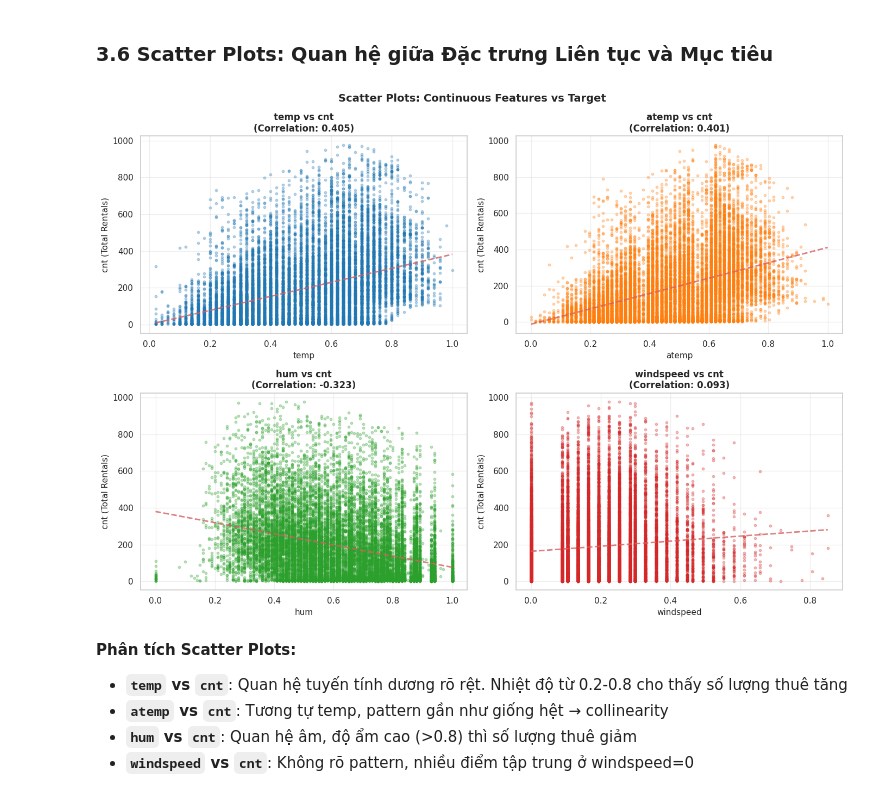
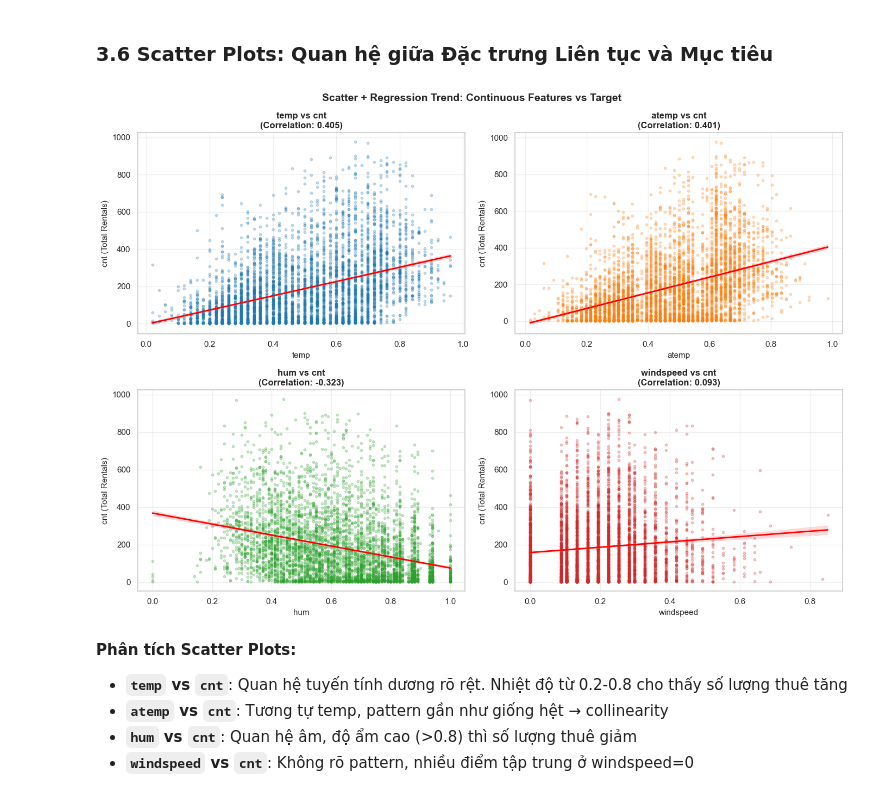
Before and after one commit to nh-atuan/supervised-learning-project, a Jupyter notebook: code/Part1_Regression/data/01_eda.ipynb, the cells around one changed output. Saved outputs shown, nothing was run; the diff lists cells and outputs as text; code cells hidden in the pictures.

Commit message:
feat(regression): finalize notebook 01 EDA and notebook 02 preprocessing pipeline

```diff
--- a/code/Part1_Regression/data/01_eda.ipynb
+++ b/code/Part1_Regression/data/01_eda.ipynb
@@ -702,34 +761,36 @@ Top encoded variables highly correlated with 'cnt':
 # %% [markdown]
 ### 3.6 Scatter Plots: Quan hệ giữa Đặc trưng Liên tục và Mục tiêu
 # %%
-# Scatter plots: continuous features vs target
+# Scatter + regression trend: continuous features vs target
+# Sampling is used to keep plots clear and efficient on large data.
+plot_df = df[VARS_CONTINUOUS + ['cnt']].sample(n=min(5000, len(df)), random_state=SEED)
+
 fig, axes = plt.subplots(2, 2, figsize=(14, 10))
 axes = axes.flatten()
 
 for idx, col in enumerate(VARS_CONTINUOUS):
     ax = axes[idx]
 
-    # Scatter plot with transparency
-    ax.scatter(df[col], df['cnt'], alpha=0.3, s=10, color=COLORS[idx])
+    sns.regplot(
+        data=plot_df,
+        x=col,
+        y='cnt',
+        ax=ax,
+        scatter_kws={'alpha': 0.25, 's': 10, 'color': COLORS[idx]},
+        line_kws={'color': 'red', 'linewidth': 2}
+    )
 
-    # Add trend line
-    z = np.polyfit(df[col], df['cnt'], 1)
-    p = np.poly1d(z)
-    ax.plot(df[col].sort_values(), p(df[col].sort_values()), "r--", alpha=0.8, linewidth=2)
-
-    # Correlation value
     corr = df[col].corr(df['cnt'])
-
     ax.set_xlabel(col, fontsize=11)
     ax.set_ylabel('cnt (Total Rentals)', fontsize=11)
     ax.set_title(f'{col} vs cnt\n(Correlation: {corr:.3f})', fontweight='bold')
     ax.grid(True, alpha=0.3)
 
-plt.suptitle('Scatter Plots: Continuous Features vs Target', fontsize=14, fontweight='bold')
+plt.suptitle('Scatter + Regression Trend: Continuous Features vs Target', fontsize=14, fontweight='bold')
 plt.tight_layout()
 plt.show()
 # %% [output]
-[figure, old version]
+[figure, new version]
 # %% [markdown]
 **Phân tích Scatter Plots:**
 - **`temp` vs `cnt`**: Quan hệ tuyến tính dương rõ rệt. Nhiệt độ từ 0.2-0.8 cho thấy số lượng thuê tăng
```
Also changed, not shown: parts of 19 cells of this notebook, 2 other files.
